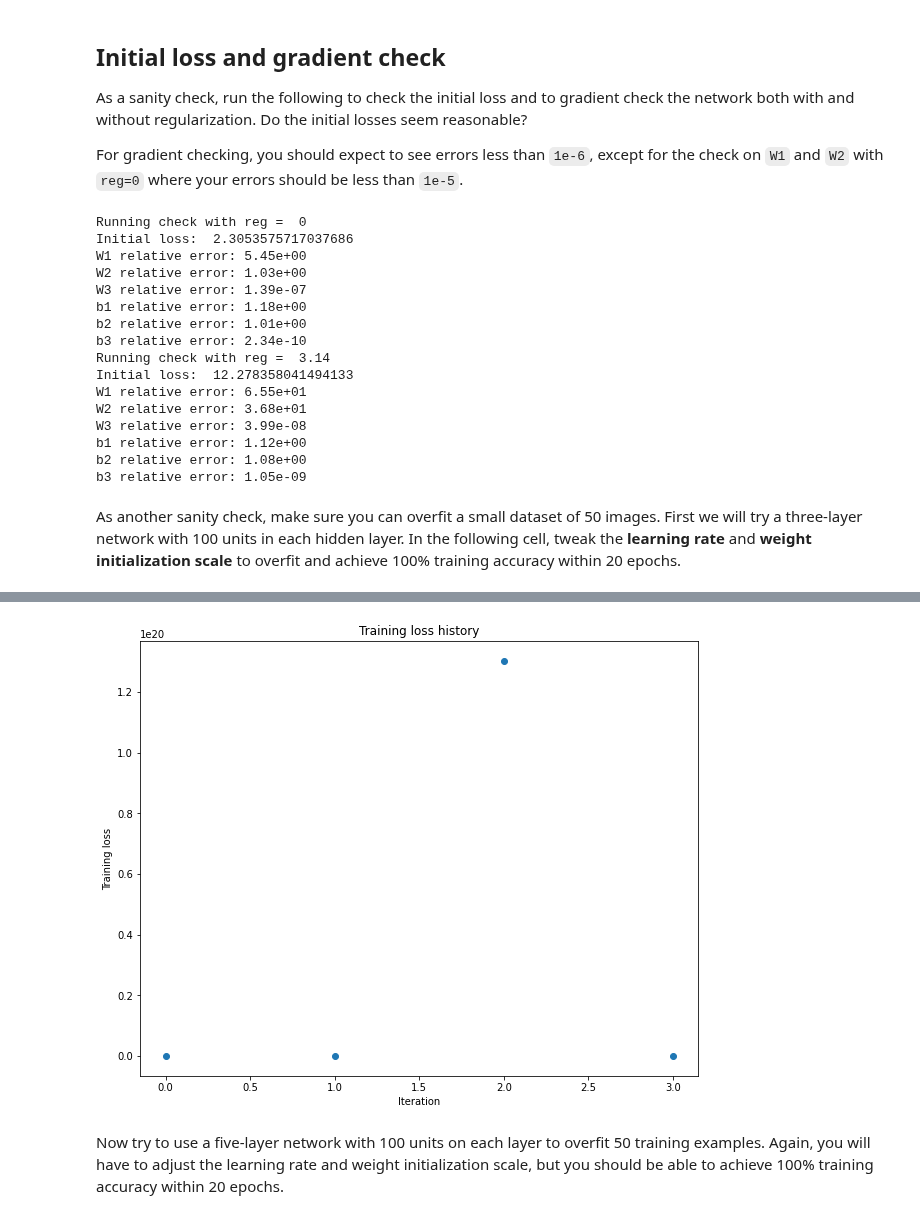
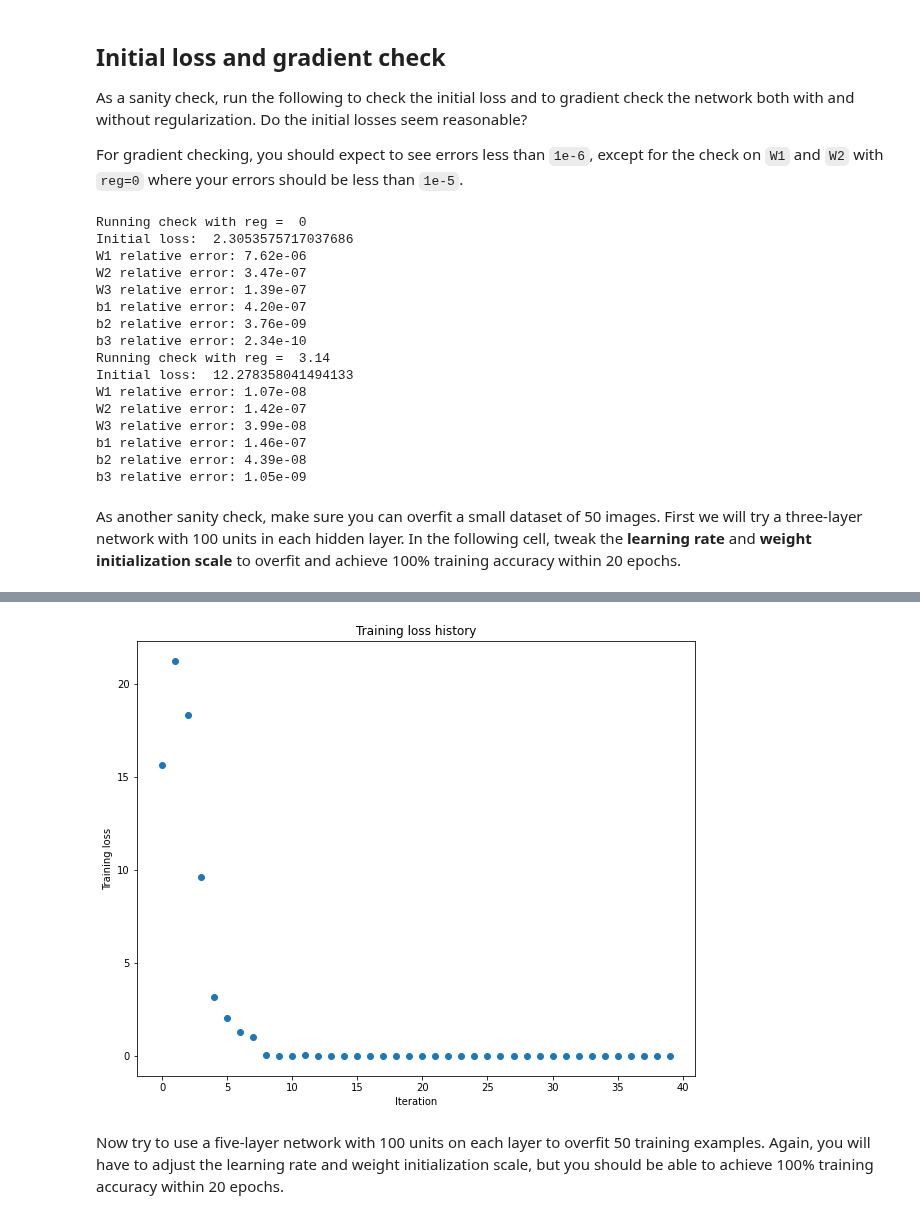
Before and after one commit to artkpv/dl_4_cv_umich, a Jupyter notebook: assignment3/fully_connected_networks.ipynb, the cells around one changed output, grey strips where cells are left out. Saved outputs shown, nothing was run; the diff lists cells and outputs as text; code cells hidden in the pictures.

```diff
--- a/assignment3/fully_connected_networks.ipynb
+++ b/assignment3/fully_connected_networks.ipynb
@@ -337,7 +339,7 @@ def relu_forward(x):
   # You should not change the input tensor with an in-place operation.        #
   #############################################################################
   # Replace "pass" statement with your code
-  out = x.maximum(torch.tensor(0)).clone()
+  out = x.maximum(torch.tensor(0.0, **to_double_cuda)).clone()
   #############################################################################
   #                              END OF YOUR CODE                             #
   #############################################################################
@@ -384,7 +386,7 @@ def relu_backward(dout, cache):
   # You should not change the input tensor with an in-place operation.        #
   #############################################################################
   # Replace "pass" statement with your code
-  dx = torch.where(x > 0, dout, torch.empty_like(dout)).clone()
+  dx = torch.where(x > 0, dout, torch.zeros_like(dout)).clone()
   #############################################################################
   #                              END OF YOUR CODE                             #
   #############################################################################
@@ -1006,19 +1007,19 @@ for reg in [0, 3.14]:
 # %% [output]
 Running check with reg =  0
 Initial loss:  2.3053575717037686
-W1 relative error: 5.45e+00
-W2 relative error: 1.03e+00
+W1 relative error: 7.62e-06
+W2 relative error: 3.47e-07
 W3 relative error: 1.39e-07
-b1 relative error: 1.18e+00
-b2 relative error: 1.01e+00
+b1 relative error: 4.20e-07
+b2 relative error: 3.76e-09
 b3 relative error: 2.34e-10
 Running check with reg =  3.14
 Initial loss:  12.278358041494133
-W1 relative error: 6.55e+01
-W2 relative error: 3.68e+01
+W1 relative error: 1.07e-08
+W2 relative error: 1.42e-07
 W3 relative error: 3.99e-08
-b1 relative error: 1.12e+00
-b2 relative error: 1.08e+00
+b1 relative error: 1.46e-07
+b2 relative error: 4.39e-08
 b3 relative error: 1.05e-09
 # %% [markdown]
 As another sanity check, make sure you can overfit a small dataset of 50 images. First we will try a three-layer network with 100 units in each hidden layer. In the following cell, tweak the **learning rate** and **weight initialization scale** to overfit and achieve 100% training accuracy within 20 epochs.
@@ -1042,8 +1043,10 @@ learning_rate = 1e-4  # Experiment with this!
 # training accuracy within 20 epochs.                                      #
 ############################################################################
 # Replace "pass" statement with your code
-weight_scale = 1e+2
-learning_rate = 1e-2
+std = small_data['X_train'].std()
+print(std)
+weight_scale = std
+learning_rate = 1e-1
 ############################################################################
 #                             END OF YOUR CODE                             #
 ############################################################################
@@ -1084,4 +1087,4 @@ plt.show()
-[figure, old version]
+[figure, new version]
 # %% [markdown]
 Now try to use a five-layer network with 100 units on each layer to overfit 50 training examples. Again, you will have to adjust the learning rate and weight initialization scale, but you should be able to achieve 100% training accuracy within 20 epochs.
 # %%
```
Also changed, not shown: parts of 13 cells of this notebook.
